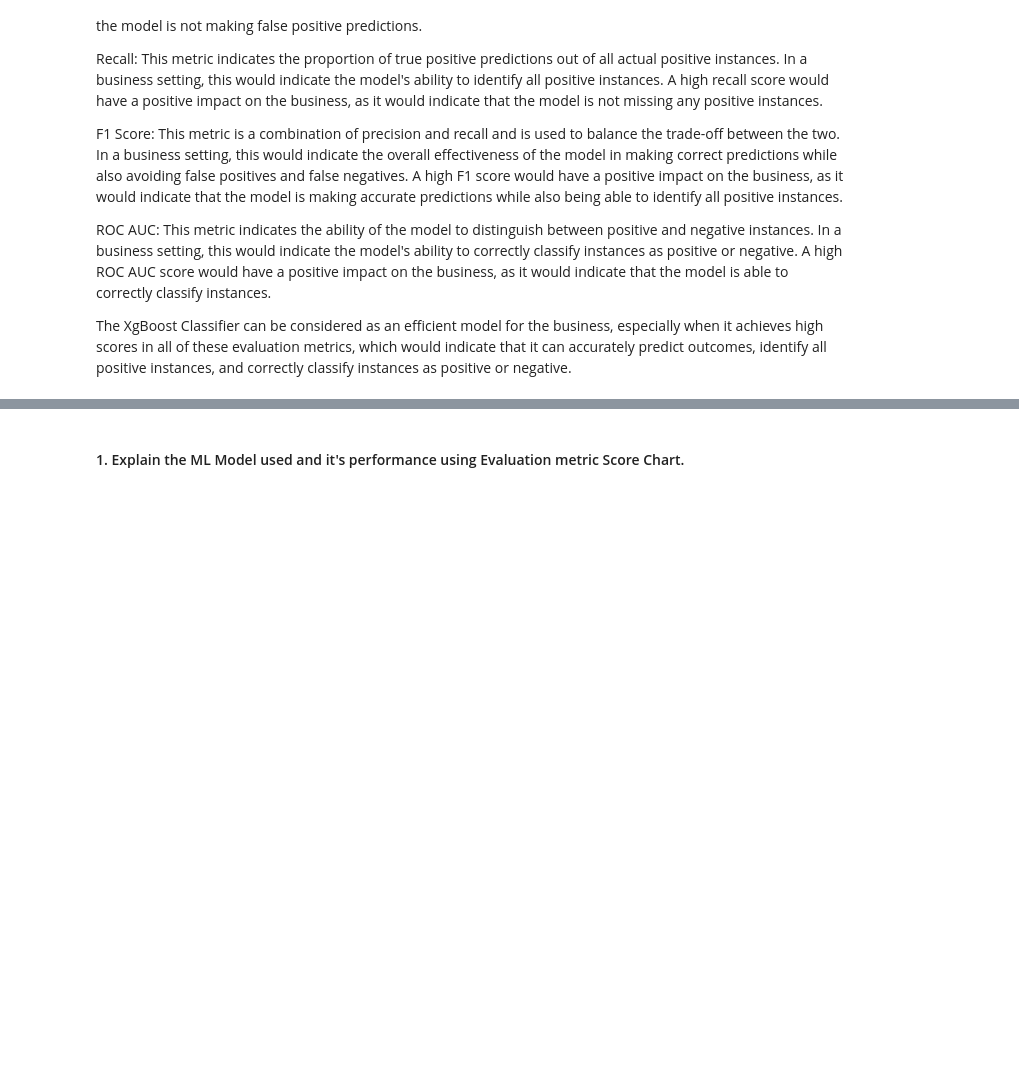
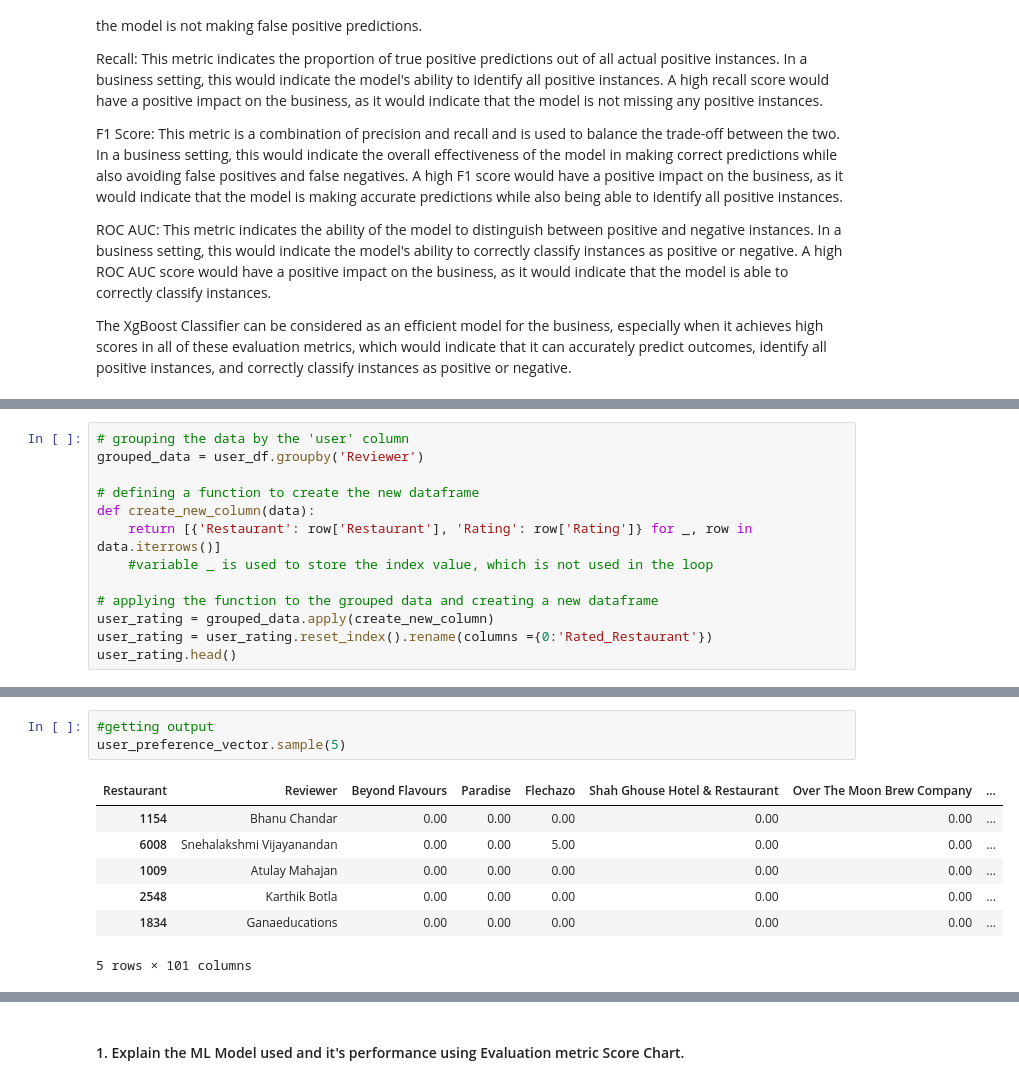
Before and after one commit to abhinav4201/UnSupervised-ML-Zomato-Restaurant-Clustering-and-Sentiment-Analysis, a Jupyter notebook: UnSupervised_ML_Zomato_Restaurant_Clustering_and_Sentiment_Analysis_capstone_project_4.ipynb, the cells around one changed output, grey strips where cells are left out. Drawn from its saved outputs; the diff is of its cells as text; blank space fills up the shorter version.

```diff
--- a/UnSupervised_ML_Zomato_Restaurant_Clustering_and_Sentiment_Analysis_capstone_project_4.ipynb
+++ b/UnSupervised_ML_Zomato_Restaurant_Clustering_and_Sentiment_Analysis_capstone_project_4.ipynb
@@ -3259,0 +3308,13 @@ The XgBoost Classifier can be considered as an efficient model for the business,
+# %%
+# grouping the data by the 'user' column
+grouped_data = user_df.groupby('Reviewer')
+
+# defining a function to create the new dataframe
+def create_new_column(data):
+    return [{'Restaurant': row['Restaurant'], 'Rating': row['Rating']} for _, row in data.iterrows()]
+    #variable _ is used to store the index value, which is not used in the loop
+
+# applying the function to the grouped data and creating a new dataframe
+user_rating = grouped_data.apply(create_new_column)
+user_rating = user_rating.reset_index().rename(columns ={0:'Rated_Restaurant'})
+user_rating.head()
@@ -3259,0 +3355,11 @@ The XgBoost Classifier can be considered as an efficient model for the business,
+# %%
+#getting output
+user_preference_vector.sample(5)
+# %% [output]
+| Restaurant | Reviewer | Beyond Flavours | Paradise | Flechazo | Shah Ghouse Hotel & Restaurant | Over The Moon Brew Company | ... |
+| 1154 | Bhanu Chandar | 0.00 | 0.00 | 0.00 | 0.00 | 0.00 | ... |
+| 6008 | Snehalakshmi Vijayanandan | 0.00 | 0.00 | 5.00 | 0.00 | 0.00 | ... |
+| 1009 | Atulay Mahajan | 0.00 | 0.00 | 0.00 | 0.00 | 0.00 | ... |
+| 2548 | Karthik Botla | 0.00 | 0.00 | 0.00 | 0.00 | 0.00 | ... |
+| 1834 | Ganaeducations | 0.00 | 0.00 | 0.00 | 0.00 | 0.00 | ... |
+5 rows × 101 columns
```
Also changed, not shown: parts of 95 cells of this notebook.
